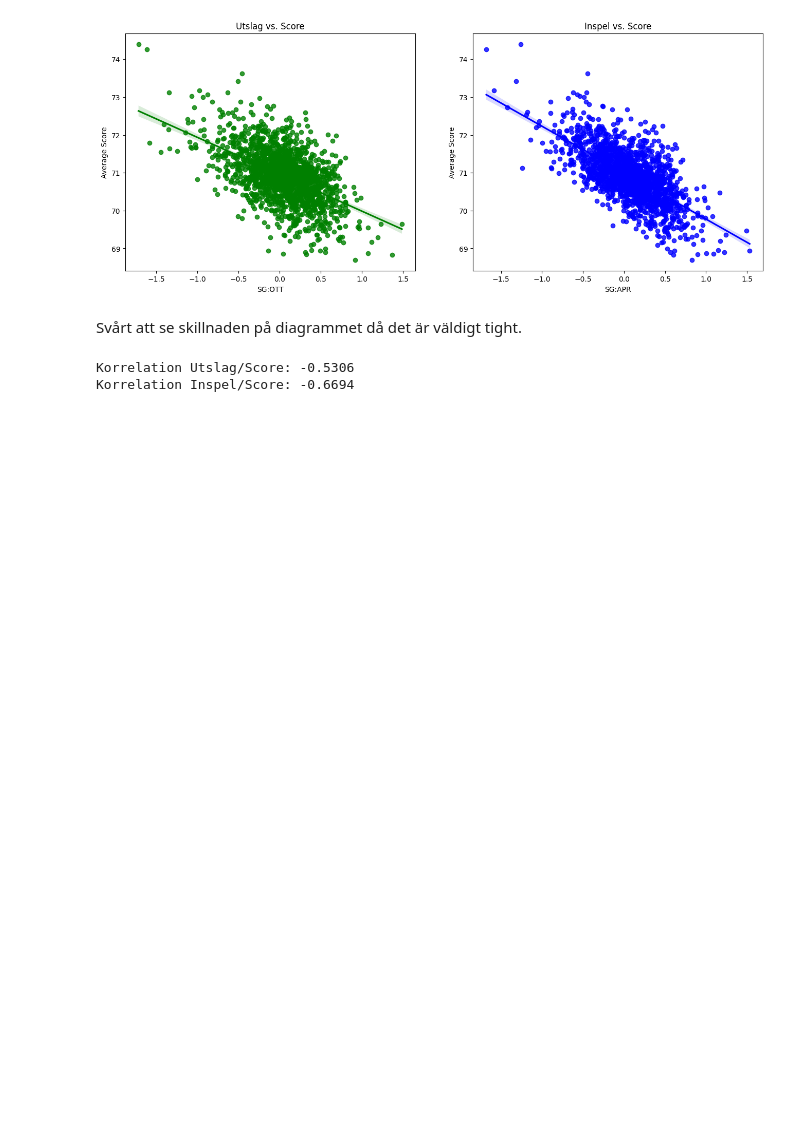
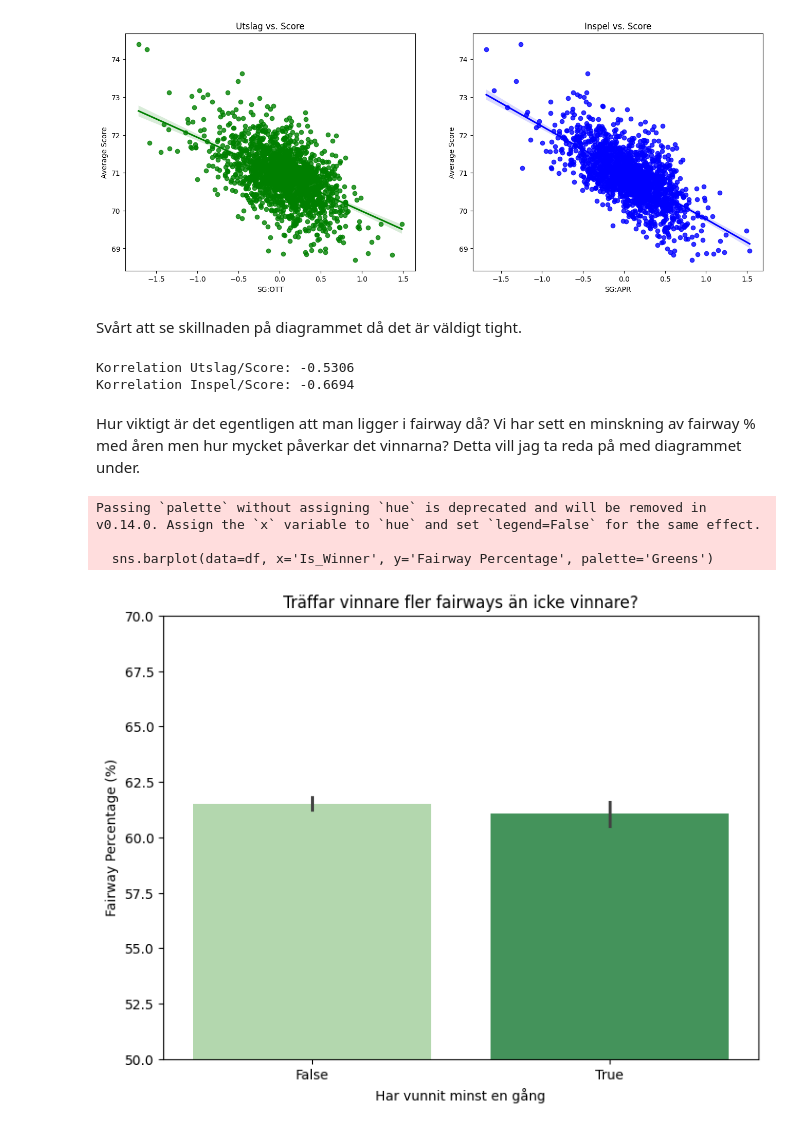
Before and after one commit to FiliphVal/golfdiagram, a Jupyter notebook: Untitled-1.ipynb, the cells around one changed output. Cells and saved outputs as stored; diff of their text form; code cells hidden in the pictures; blank space fills up the shorter version.

Commit message:
diagram: Does tour winners hit more fairways in regulation than non winners?

```diff
--- a/Untitled-1.ipynb
+++ b/Untitled-1.ipynb
@@ -87,3 +87,28 @@ print(f"Korrelation Inspel/Score: {df['SG:APR'].corr(df['Average Score']):.4f}")
 # %% [output]
 Korrelation Utslag/Score: -0.5306
 Korrelation Inspel/Score: -0.6694
+# %% [markdown]
+Hur viktigt är det egentligen att man ligger i fairway då? Vi har sett en minskning av fairway % med åren men hur mycket påverkar det vinnarna? Detta vill jag ta reda på med diagrammet under.
+# %%
+import seaborn as sns
+import matplotlib.pyplot as plt
+
+df['Wins'] = df['Wins'].fillna(0)
+df['Is_Winner'] = df['Wins'] > 0
+
+plt.figure(figsize=(8, 6))
+
+sns.barplot(data=df, x='Is_Winner', y='Fairway Percentage', palette='Greens')
+
+plt.title('Träffar vinnare fler fairways än icke vinnare?')
+plt.ylabel('Fairway Percentage (%)')
+plt.xlabel('Har vunnit minst en gång')
+
+plt.ylim(50, 70)
+
+plt.show()
+# %% [output]
+Passing `palette` without assigning `hue` is deprecated and will be removed in v0.14.0. Assign the `x` variable to `hue` and set `legend=False` for the same effect.
+
+  sns.barplot(data=df, x='Is_Winner', y='Fairway Percentage', palette='Greens')
+[figure, added]
```
